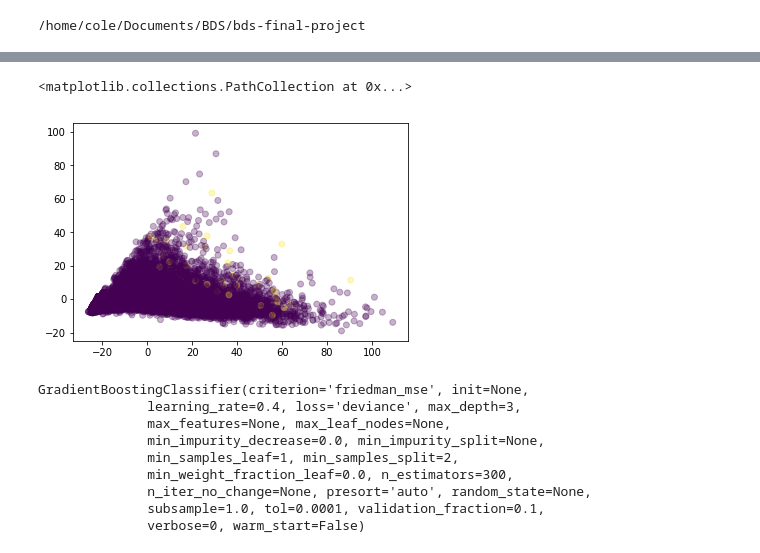
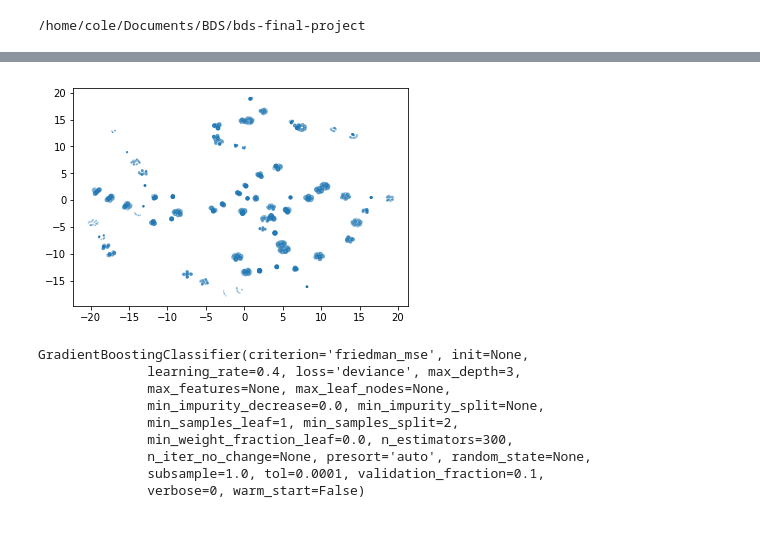
Before and after one commit to css459/restaurant-closure-prediction, a Jupyter notebook: notebooks/Restaurant Inspection Viz.ipynb, the cells around one changed output, grey strips where cells are left out. Saved outputs shown, nothing was run; the diff lists cells and outputs as text; code cells hidden in the pictures.

```diff
--- a/notebooks/Restaurant Inspection Viz.ipynb
+++ b/notebooks/Restaurant Inspection Viz.ipynb
@@ -10,5 +10,5 @@ df = fetch_restaurant_inspection_data()
 # %%
 df = df.loc[pd.to_numeric(df['inspection_year']) != 1900]
 # %%
-ids = ['camis', 'dba', 'boro', 'building', 'street', 'zipcode', 'phone',
+ids = ['camis', 'dba', 'boro', 'building', 'street', 'zip', 'phone',
        'inspection_year', 'inspection_month', 'inspection_day']
@@ -25,3 +33,13 @@ cuisine_labels = LabelEncoder().fit_transform(dfdd['cuisine_description'])
 is_closed_labels = np.where(dfdd['is_closed'], 1, 0)
 
 dfdd = dfdd.drop(['cuisine_description', 'is_closed'], 1)
+# %%
+from sklearn.utils import resample
+
+dfdd['closed'] = is_closed_labels
+open_downsample = dfdd.loc[dfdd['closed'] == 0].sample(sum(is_closed_labels))
+s = pd.concat([open_downsample, dfdd.loc[dfdd['closed'] == 1]])
+
+dfdd = resample(s, n_samples=2000)
+
+# dfdd, is_closed_samples = resample(dfdd, is_closed_labels, n_samples=10000)
@@ -28,15 +48,19 @@ dfdd = dfdd.drop(['cuisine_description', 'is_closed'], 1)
+# %%
+dfdd = dfdd.drop('closed', 1)
 # %%
 from sklearn.decomposition import PCA
-p = PCA(n_components=2)
+from sklearn.manifold import TSNE
+# p = PCA(n_components=2)
+p = TSNE(n_components=3)
 pca = p.fit_transform(dfdd)
 # %%
-%matplotlib inline
+# %matplotlib inline
 from matplotlib import pyplot as plt
 
-plt.scatter(pca[:,0], pca[:,1], c=is_closed_labels, alpha=0.3)
+plt.scatter(pca[:,0], pca[:,1], pca[:,2], alpha=0.3)
+plt.show()
 # %% [output]
-<matplotlib.collections.PathCollection at 0x...>
-[figure, old version]
+[figure, new version]
 # %%
 from sklearn.ensemble import GradientBoostingClassifier
 gbm = GradientBoostingClassifier(n_estimators=300, learning_rate=0.4)
```
Also changed, not shown: parts of 2 cells of this notebook, 8 other files.
